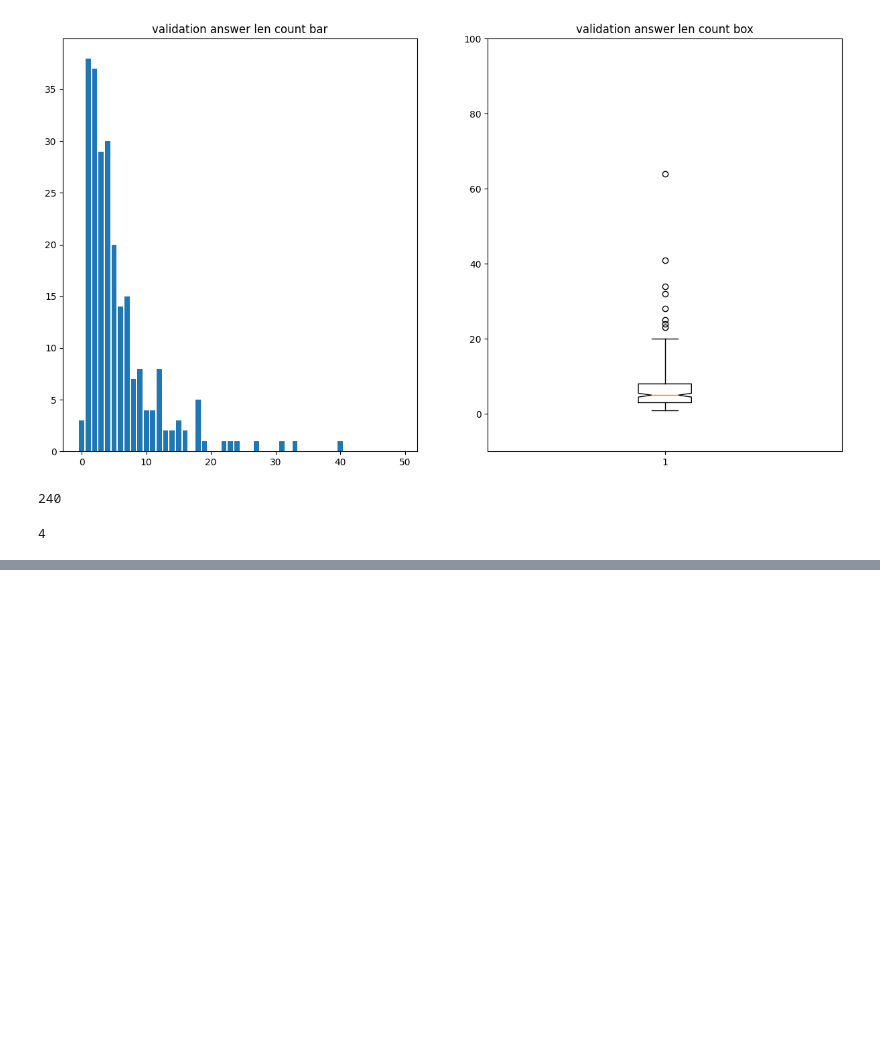
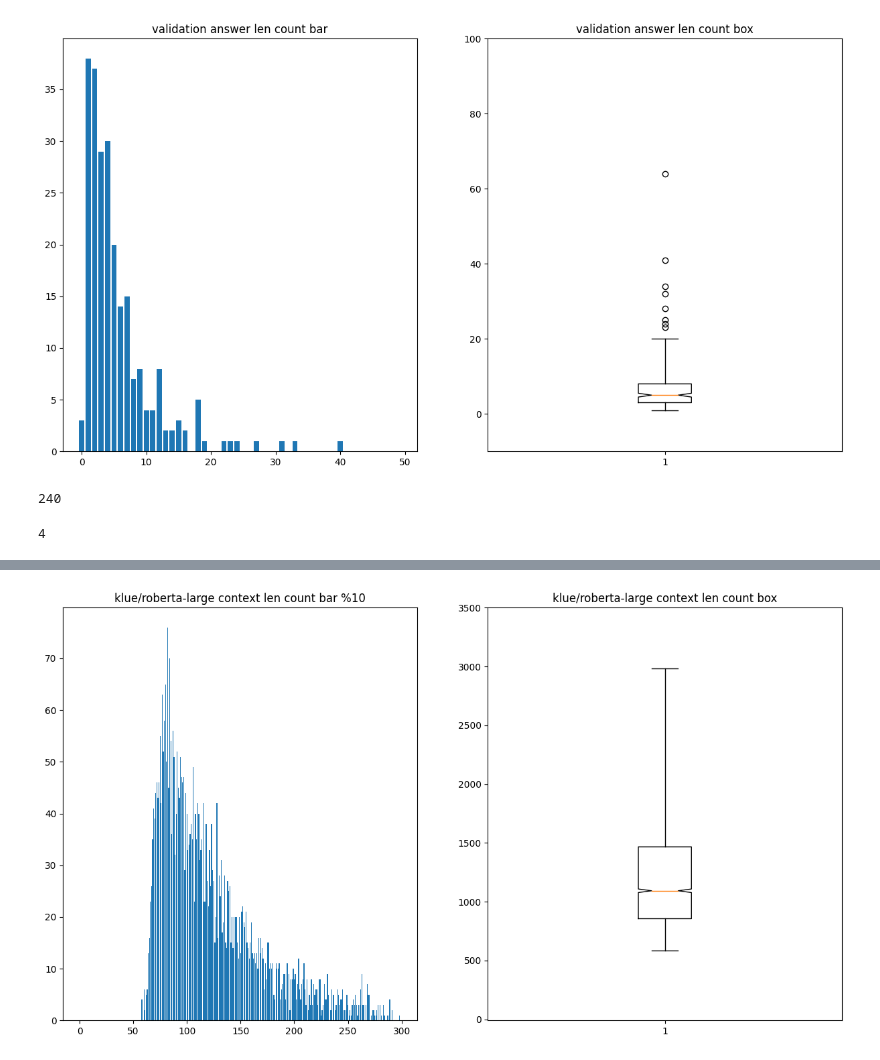
Before and after one commit to boostcampaitech4lv23nlp1/level2_mrc_nlp-level2-nlp-07, a Jupyter notebook: code/notebook/distribution_eda.ipynb, the cells around one changed output, grey strips where cells are left out. Drawn from its saved outputs; the diff is of its cells as text; code cells hidden in the pictures; blank space fills up the shorter version.

```diff
--- a/code/notebook/distribution_eda.ipynb
+++ b/code/notebook/distribution_eda.ipynb
@@ -632,0 +760,4 @@ len(val_df[val_df['answer_len']>30])
+# %%
+tokenizer2_context_len=train_df['context'].apply(lambda x: len("".join(tokenizer2.tokenize(x))))
+tokenizer2_question_len=train_df['question'].apply(lambda x: len("".join(tokenizer2.tokenize(x))))
+tokenizer2_answer_len=train_df['answers'].apply(lambda x: len("".join(tokenizer2.tokenize(x['text'][0]))))
@@ -632,0 +800,17 @@ len(val_df[val_df['answer_len']>30])
+# %%
+tokenizer2_context_list= []
+for i in range(0,300):
+    tokenizer2_context_list.append(sum(tokenizer2_context_len<=(i+1)*10)-sum(tokenizer2_context_len<=(i)*10))
+# %%
+fig = plt.figure(figsize=(15,8))
+ax1 = fig.add_subplot(121)
+ax2 = fig.add_subplot(122)
+ax1.bar(range(0,300),tokenizer2_context_list)
+ax1.set_title('klue/roberta-large context len count bar %10')
+ax2.boxplot([tokenizer2_context_len],notch=True,whis=2.5)
+ax2.set_ylim(-10.0, 3500.0)
+ax2.set_xticks([1])
+ax2.set_title('klue/roberta-large context len count box')
+plt.show()
+# %% [output]
+[figure, added]
```
Also changed, not shown: parts of 69 cells of this notebook, 2 other files.
